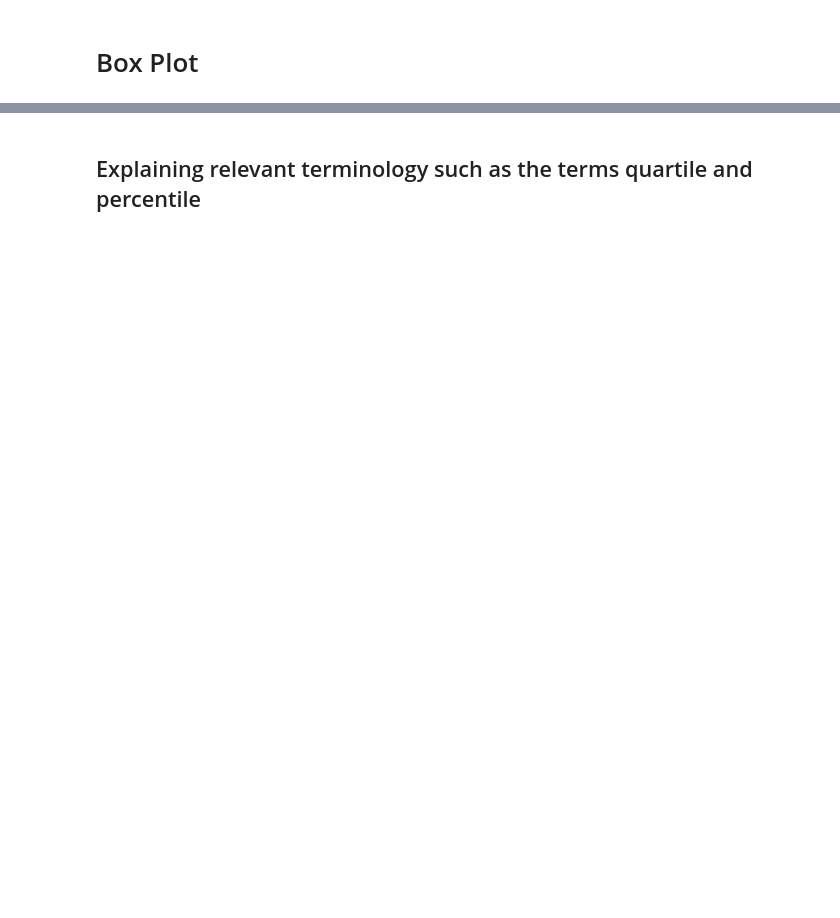
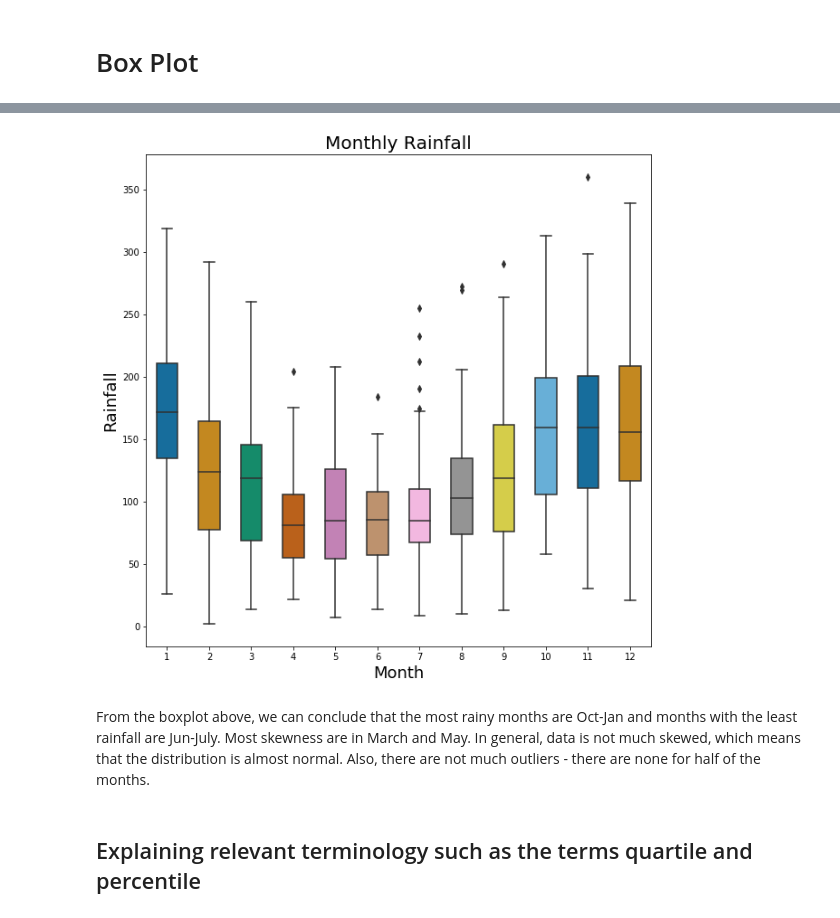
Before and after one commit to SDrag/FundamentalsOfDataAnalysis-Project, a Jupyter notebook: FDAproject.ipynb, the cells around one changed output, grey strips where cells are left out. Cells and saved outputs as stored; diff of their text form; code cells hidden in the pictures; blank space fills up the shorter version.

```diff
--- a/FDAproject.ipynb
+++ b/FDAproject.ipynb
@@ -10,0 +62,6 @@ They take up less space and are therefore particularly useful for comparing dist
+# %%
+# read the data from csv file
+df = pd.read_csv("data/mly2275.csv")
+
+# show first 5 rows
+df.head(5)
@@ -11,2 +75,23 @@ They take up less space and are therefore particularly useful for comparing dist
+# %%
+# set plot size
+fig, ax = plt.subplots(figsize=(10,10))
+
+# set plot structure
+bp = sns.boxplot(y='rain', x='month',
+                 data=df,
+                 width=0.5,
+                 palette="colorblind")
+
+bp.set_title('Monthly Rainfall' ,fontsize=20)
+bp.set_ylabel('Rainfall',fontsize=18)
+bp.set_xlabel('Month', fontsize=18)
+
+plt.show()
+# %% [output]
+[figure, added]
+# %% [markdown]
+From the boxplot above, we can conclude that the most rainy months are Oct-Jan and months with the least rainfall are Jun-July.
+Most skewness are in March and May. In general, data is not much skewed, which means that the distribution is almost normal.
+Also, there are not much outliers - there are none for half of the months.
 # %% [markdown]
 ## Explaining relevant terminology such as the terms quartile and percentile
```
Also changed, not shown: parts of 17 cells of this notebook.
